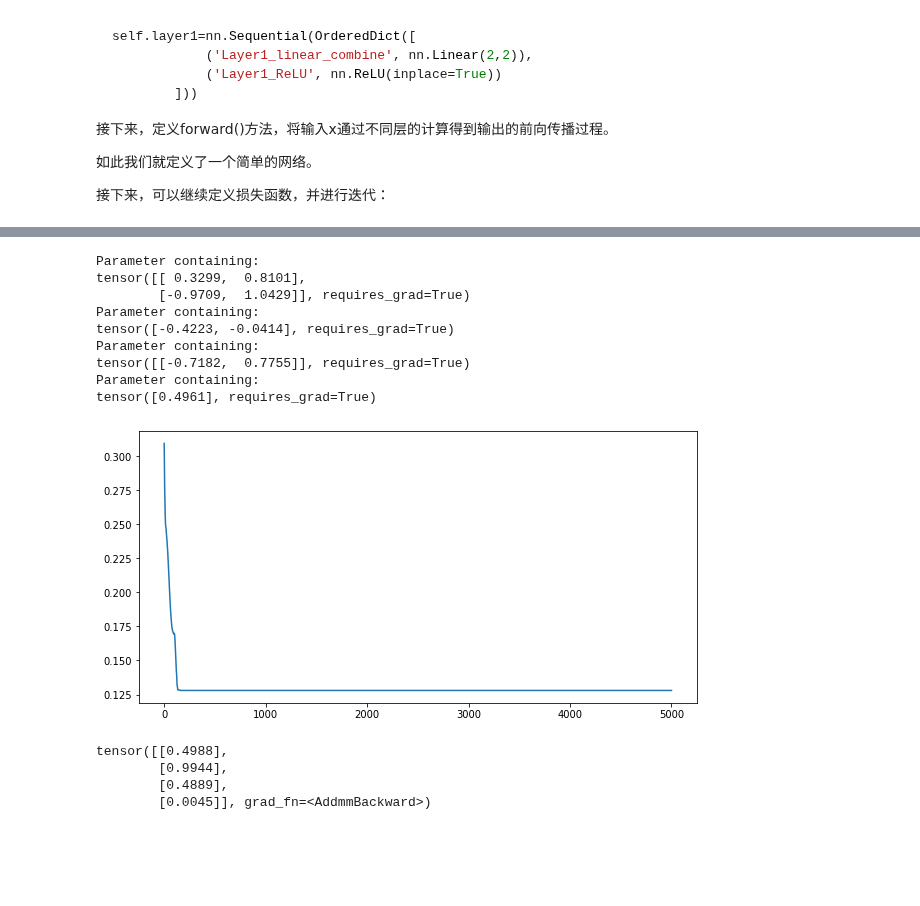
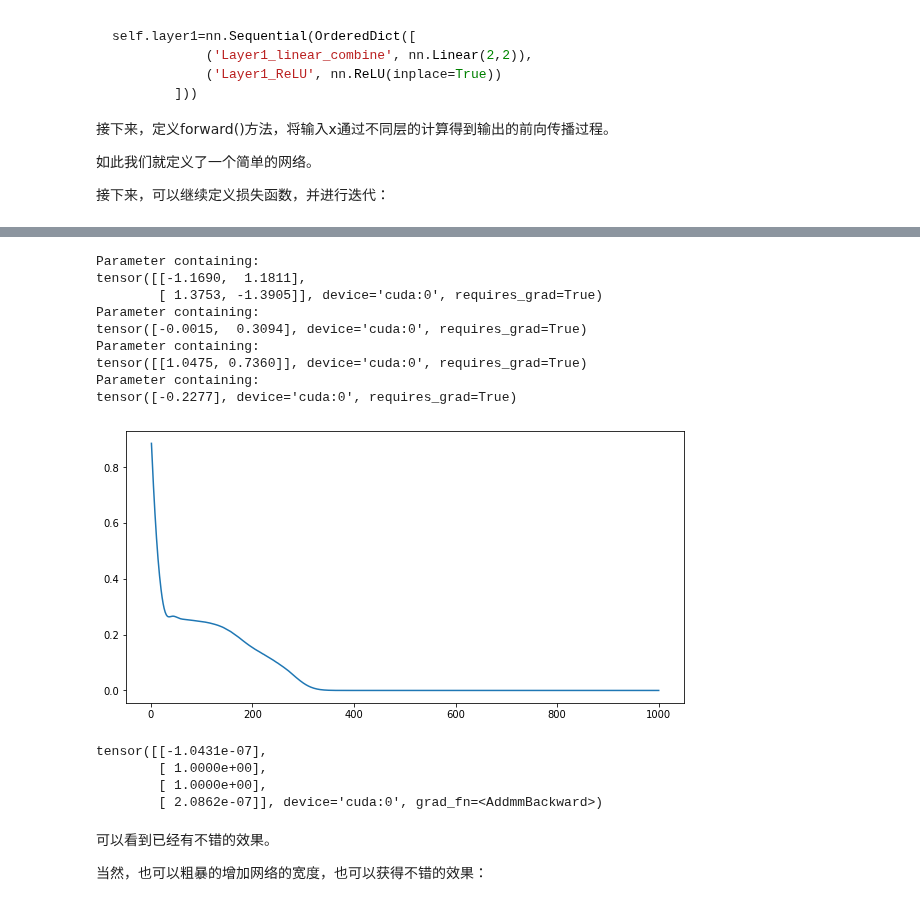
Before and after one commit to sijichun/PythonTutor, a Jupyter notebook: NN.ipynb, the cells around one changed output, grey strips where cells are left out. Drawn from its saved outputs; the diff is of its cells as text; code cells hidden in the pictures; blank space fills up the shorter version.

```diff
--- a/NN.ipynb
+++ b/NN.ipynb
@@ -173,5 +172,6 @@ tensor([0.7889, 0.7017, 0.2871], requires_grad=True)
 以上我们使用了前面所学的PyTorch的计算图对以上模型进行了计算。然而在大型的神经网络中，如果使用以上方法一个个定义参数，将会非常麻烦。PyTorch中，可以使用神经网络工具箱torch.nn使用简单的编程语言来对以上模型进行建模，就像搭积木一样把整个模型搭建起来。首先导入神经网络工具箱：
 # %%
 from torch import nn
-# device=torch.device('cuda:0' if torch.cuda.is_available() else "cpu")
-device=torch.device("cpu")
+device=torch.device('cuda:0' if torch.cuda.is_available() else "cpu")
+# 如果模型放在GPU上，如果计算中出现错误，报错信息不好查看。这个时候可以把模型放在CPU上，报错信息就更加容易查看了
+# device=torch.device("cpu")
@@ -222,7 +224,7 @@ self.layer1=nn.Sequential(OrderedDict([
 criterion=nn.MSELoss()
 optimizer=optim.Adam(model.parameters(), lr=0.01)
 losses=[]
-for i in range(5000):
+for i in range(1000):
     for x,y in xor_dl:
         # 将x计算预测值
         y_pred=model(x.to(device))
@@ -282,53 +312,56 @@ class XOR_net(nn.Module):
         return x
 
 model=XOR_net().to(device)
 criterion=nn.MSELoss()
 optimizer=optim.Adam(model.parameters(), lr=0.01)
 losses=[]
-for i in range(5000):
+for i in range(1000):
     for x,y in xor_dl:
         # 将x计算预测值
         y_pred=model(x.to(device))
         # 计算损失
         loss=criterion(y_pred, y.to(device).unsqueeze(1))
         losses.append(loss.item())
         # 反向传播
         optimizer.zero_grad()
         loss.backward()
         optimizer.step()
 for p in model.parameters():
     print(p)
 import matplotlib.pyplot as plt
 %matplotlib inline
 plt.rcParams['figure.figsize'] = (10.0, 5.0)
 
 i=np.arange(len(losses))+1
 plt.plot(i,np.array(losses))
 plt.show()
+
+X_pred=torch.tensor([[0.0,0],[0,1],[1,0],[1,1]]).to(device)
+
+# 改为预测模式
+model.eval()
+# 预测
+result=model(X_pred)
+print(result)
 # %% [output]
 Parameter containing:
-tensor([[ 0.3299,  0.8101],
-        [-0.9709,  1.0429]], requires_grad=True)
+tensor([[-1.1690,  1.1811],
+        [ 1.3753, -1.3905]], device='cuda:0', requires_grad=True)
 Parameter containing:
-tensor([-0.4223, -0.0414], requires_grad=True)
+tensor([-0.0015,  0.3094], device='cuda:0', requires_grad=True)
 Parameter containing:
-tensor([[-0.7182,  0.7755]], requires_grad=True)
+tensor([[1.0475, 0.7360]], device='cuda:0', requires_grad=True)
 Parameter containing:
-tensor([0.4961], requires_grad=True)
+tensor([-0.2277], device='cuda:0', requires_grad=True)
-[figure, old version]
+[figure, new version]
+tensor([[-1.0431e-07],
+        [ 1.0000e+00],
+        [ 1.0000e+00],
+        [ 2.0862e-07]], device='cuda:0', grad_fn=<AddmmBackward>)
-# %%
-X_pred=torch.tensor([[0.0,0],[0,1],[1,0],[1,1]]).to(device)
-
-# 改为预测模式
-model.eval()
-# 预测
-result=model(X_pred)
-print(result)
-# %% [output]
-tensor([[0.4988],
-        [0.9944],
-        [0.4889],
-        [0.0045]], grad_fn=<AddmmBackward>)
+# %% [markdown]
+可以看到已经有不错的效果。
+
+当然，也可以粗暴的增加网络的宽度，也可以获得不错的效果：
 # %%
 class XOR_net(nn.Module):
     def __init__(self):
```
Also changed, not shown: parts of 24 cells of this notebook, 6 other files.
